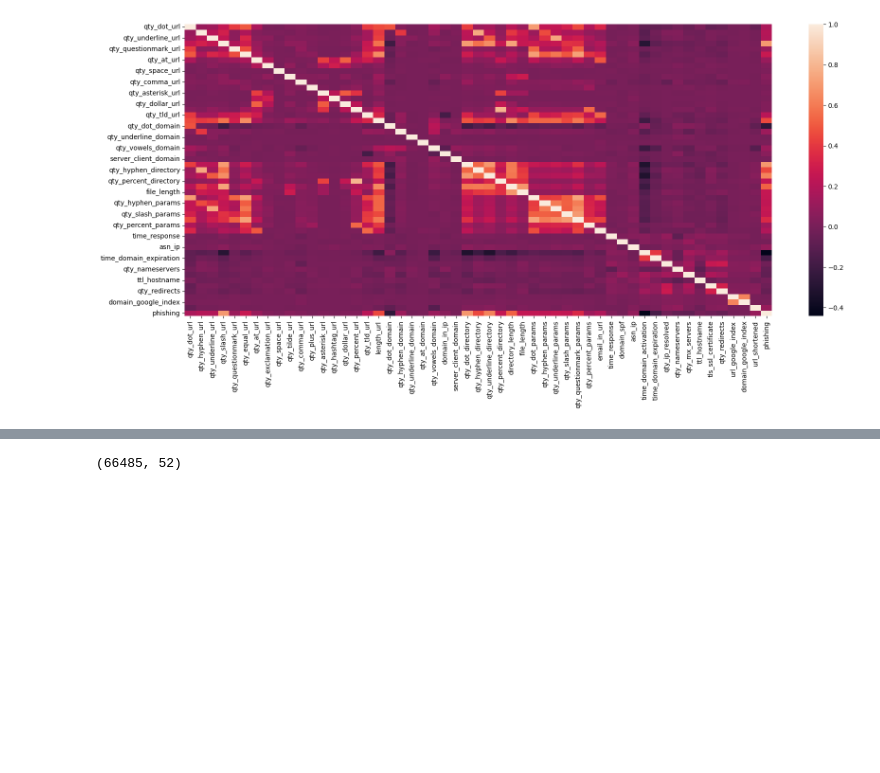
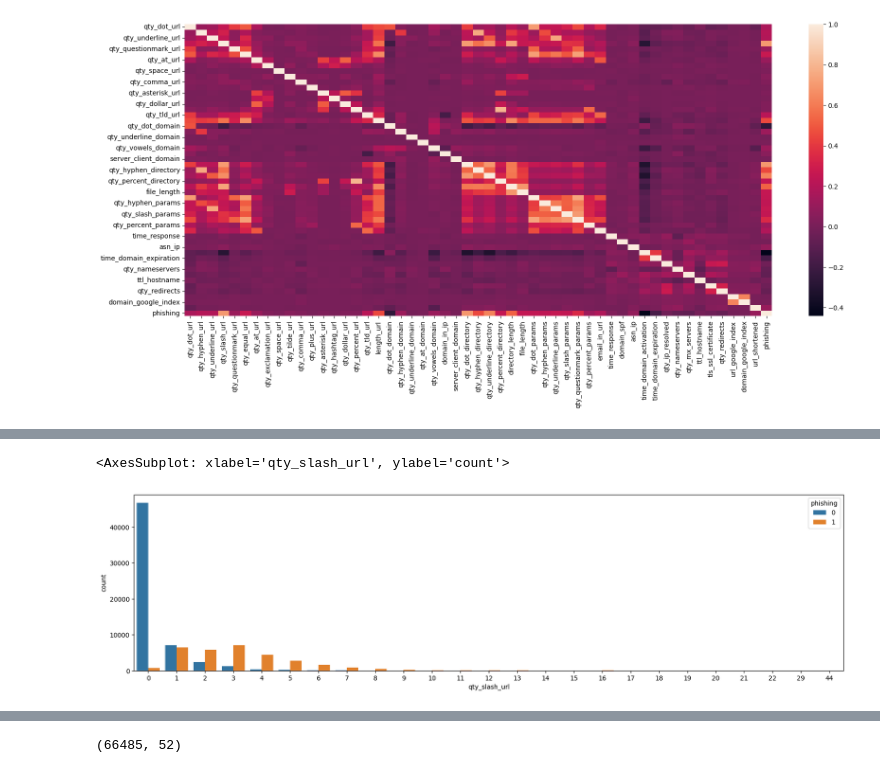
Before and after one commit to Qasim-1478/CNN-based-Phishing-Detector, a Jupyter notebook: phishing_detector.ipynb, the cells around one changed output, grey strips where cells are left out. Saved outputs shown, nothing was run; the diff lists cells and outputs as text; code cells hidden in the pictures; blank space fills up the shorter version.

```diff
--- a/phishing_detector.ipynb
+++ b/phishing_detector.ipynb
@@ -151,0 +166,6 @@ sns.heatmap(df.corr())
+# %%
+plt.figure(figsize=(20,5))
+sns.countplot(df, x='qty_slash_url',hue='phishing')
+# %% [output]
+<AxesSubplot: xlabel='qty_slash_url', ylabel='count'>
+[figure, added]
```
Also changed, not shown: parts of 6 cells of this notebook.
